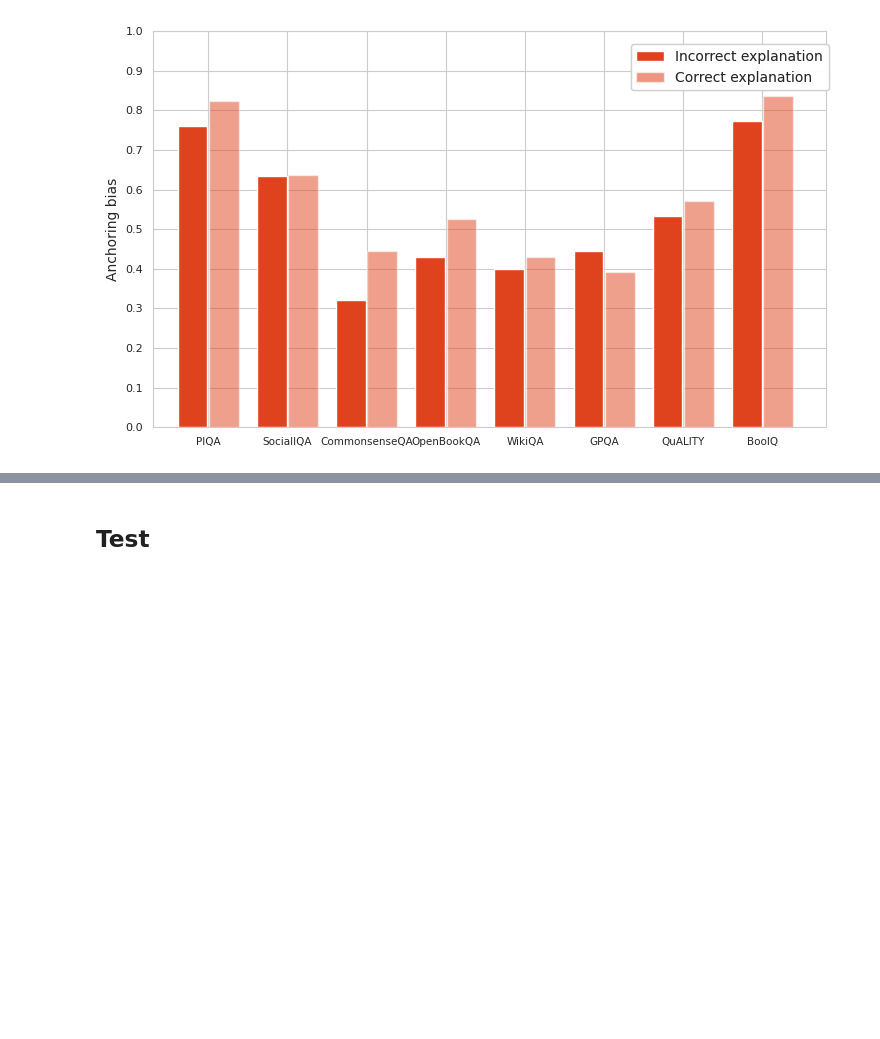
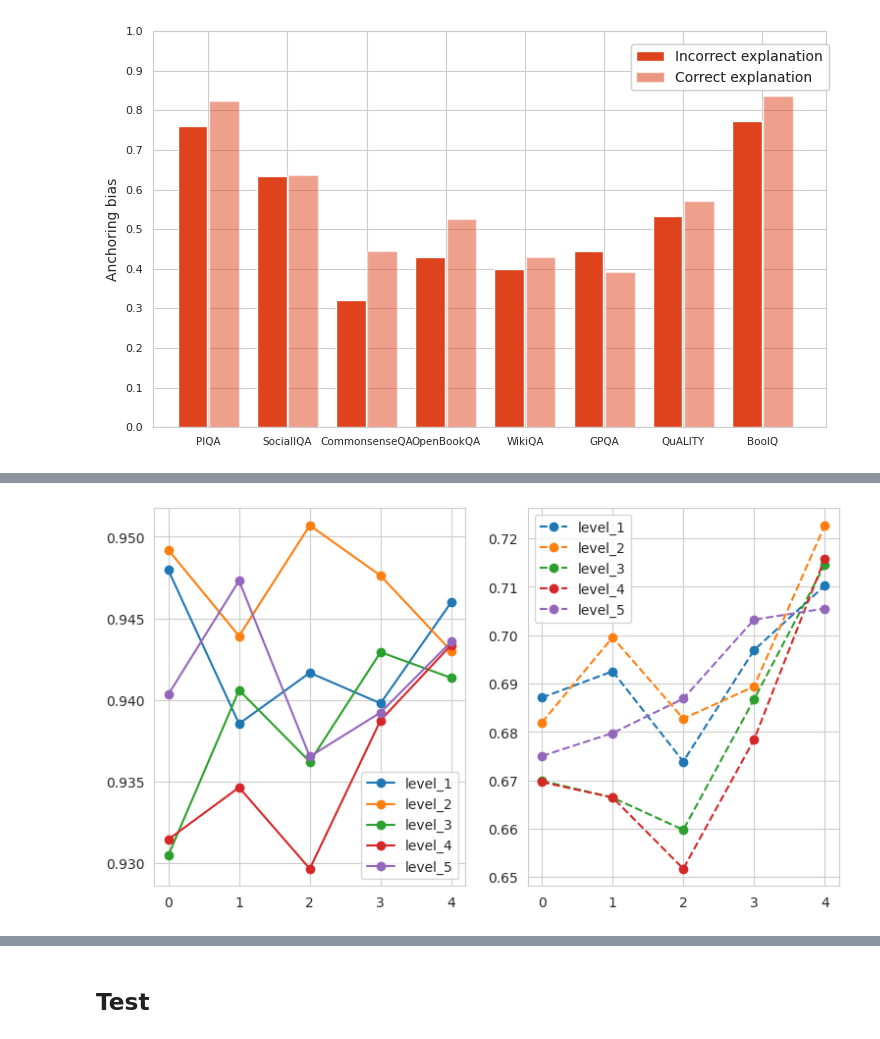
Before and after one commit to sanagno/scalable_oversight, a Jupyter notebook: notebooks/plot_predictions.ipynb, the cells around one changed output, grey strips where cells are left out. Drawn from its saved outputs; the diff is of its cells as text; code cells hidden in the pictures; blank space fills up the shorter version.

```diff
--- a/notebooks/plot_predictions.ipynb
+++ b/notebooks/plot_predictions.ipynb
@@ -741,0 +1013,91 @@ mask = np.logical_and(is_original_correct, is_explanation_correct)
+# %%
+include_explanation = True
+model = models[1]
+
+desired_levels = ["level_1", "level_2", "level_3", "level_4", "level_5"]
+additional_system_prompt = "Safe3"
+
+fig = plt.figure(figsize=(9, 5))
+ax1 = fig.add_subplot(121)
+ax2 = fig.add_subplot(122)
+
+for judge_level in desired_levels:
+    results_one = []
+
+    for advocate_level in desired_levels:
+        results_datasets_one = []
+        for dataset_name in datasets:
+            res = [
+                res
+                for res in results_personas
+                if res["model"] == model
+                and res["include_explanation"] == include_explanation
+                and res["dataset"] == dataset_name
+                and res["additional_system_prompt"] == additional_system_prompt
+                and res["judge_level"] == judge_level
+                and res["advocate_level"] == advocate_level
+            ][0]
+
+            instuction_following_percentage_correct = (
+                get_instuction_following_percentage(
+                    res["raw_dataset_bias"],
+                    res["probabilities_bias"],
+                    explanation_is_correct=True,
+                ).mean()
+            )
+
+            instuction_following_percentage_incorrect = (
+                get_instuction_following_percentage(
+                    res["raw_dataset_bias"],
+                    res["probabilities_bias"],
+                    explanation_is_correct=False,
+                ).mean()
+            )
+
+            performance = get_metrics(
+                advocate_level, res["probabilities_bias"], res["raw_dataset_bias"]
+            )
+
+            results_datasets_one.append(
+                [
+                    instuction_following_percentage_correct,
+                    instuction_following_percentage_incorrect,
+                    performance,
+                ]
+            )
+
+        results_one.append(
+            [
+                np.mean([x[0] for x in results_datasets_one]),
+                np.mean([x[1] for x in results_datasets_one]),
+                np.mean([x[2]["overall"] for x in results_datasets_one]),
+            ]
+        )
+
+    ax1.plot(
+        np.arange(len(desired_levels)),
+        [x[0] for x in results_one],
+        marker="o",
+        label=judge_level,
+    )
+
+    ax2.plot(
+        np.arange(len(desired_levels)),
+        [x[1] for x in results_one],
+        "--",
+        marker="o",
+        label=judge_level,
+    )
+
+    # ax2.plot(
+    #     np.arange(len(desired_levels)),
+    #     [x[4]["overall"] for x in results_one],
+    #     marker="o",
+    #     label=judge_level,
+    # )
+
+ax1.legend()
+ax2.legend()
+print(additional_system_prompt)
+plt.show()
+# %% [output]
@@ -741,0 +1105 @@ mask = np.logical_and(is_original_correct, is_explanation_correct)
+[figure, added]
```
Also changed, not shown: parts of 13 cells of this notebook, 6 other files.
